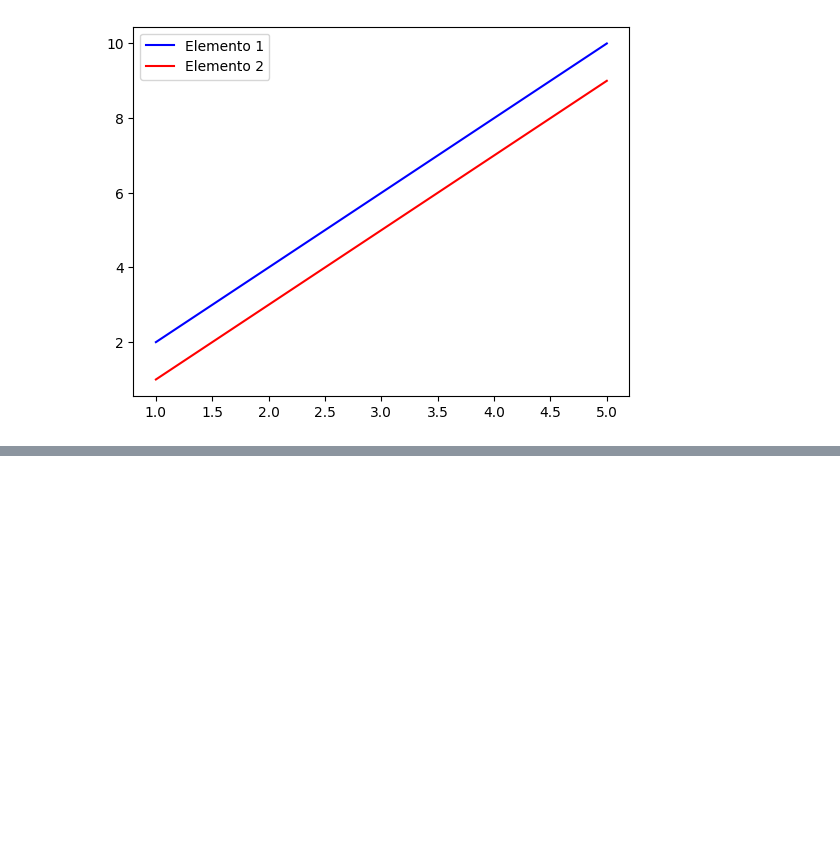
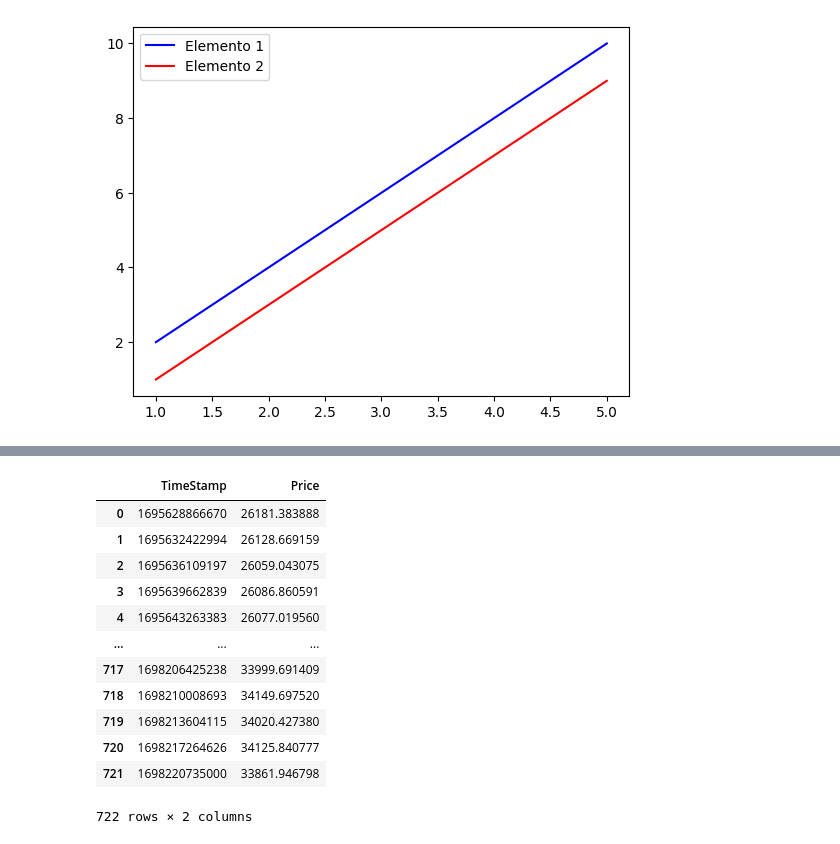
Before and after one commit to matublaq/Inflation-data, a Jupyter notebook: Prueba.ipynb, the cells around one changed output, grey strips where cells are left out. Cells and saved outputs as stored; diff of their text form; code cells hidden in the pictures; blank space fills up the shorter version.

```diff
--- a/Prueba.ipynb
+++ b/Prueba.ipynb
@@ -172,0 +211,21 @@ plt.show()
+# %%
+cg = CoinGeckoAPI()
+bitcoin_data = cg.get_coin_market_chart_by_id(id='bitcoin', vs_currency='usd',  days=30)
+data = pd.DataFrame(bitcoin_data, columns=['TimeStamp', 'Price'])
+# %%
+data = pd.DataFrame(bitcoin_data['prices'], columns=['TimeStamp', 'Price'])
+data
+# %% [output]
+|  | TimeStamp | Price |
+| 0 | 1695628866670 | 26181.383888 |
+| 1 | 1695632422994 | 26128.669159 |
+| 2 | 1695636109197 | 26059.043075 |
+| 3 | 1695639662839 | 26086.860591 |
+| 4 | 1695643263383 | 26077.019560 |
+| ... | ... | ... |
+| 717 | 1698206425238 | 33999.691409 |
+| 718 | 1698210008693 | 34149.697520 |
+| 719 | 1698213604115 | 34020.427380 |
+| 720 | 1698217264626 | 34125.840777 |
+| 721 | 1698220735000 | 33861.946798 |
+722 rows × 2 columns
```
Also changed, not shown: parts of 6 cells of this notebook.
